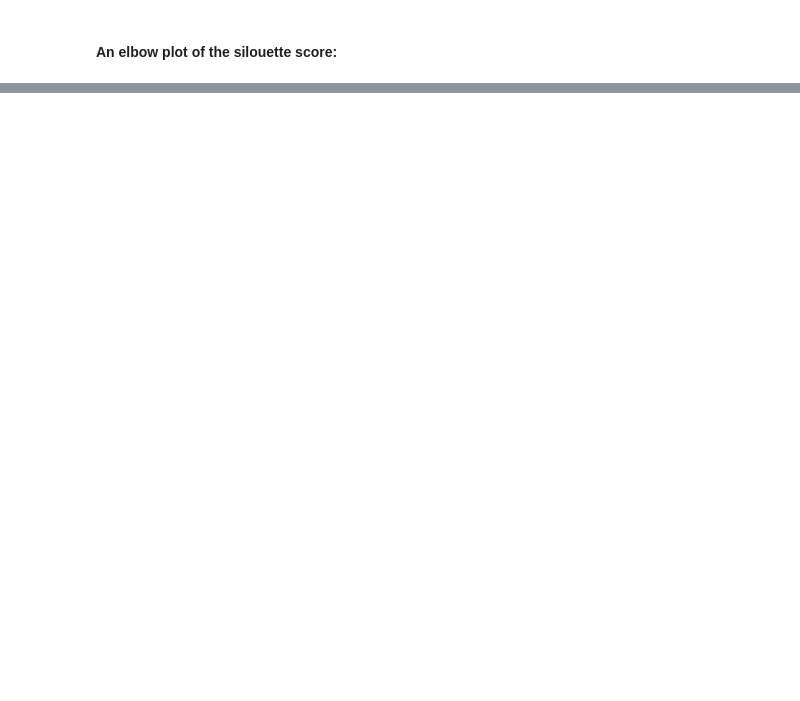
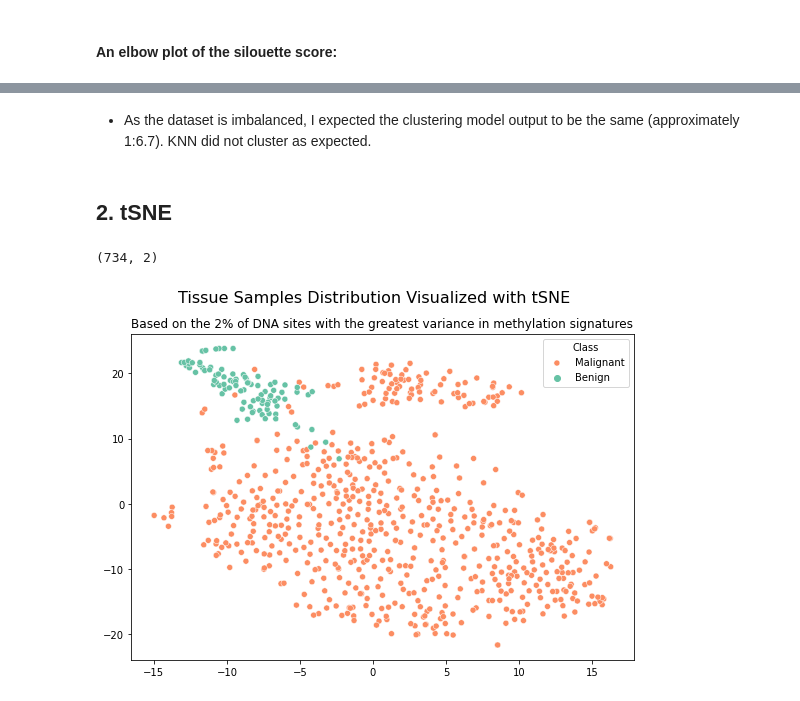
Before and after one commit to Marvalfr/DNA-Methylation-Analysis, a Jupyter notebook: 03_Unsupervised_Model.ipynb, the cells around one changed output, grey strips where cells are left out. Drawn from its saved outputs; the diff is of its cells as text; code cells hidden in the pictures; blank space fills up the shorter version.

Commit message:
push notebooks and images

```diff
--- a/03_Unsupervised_Model.ipynb
+++ b/03_Unsupervised_Model.ipynb
@@ -94,0 +159,20 @@ all_samples_kmeans.groupby('kmeans_default_labels').mean()
+# %% [markdown]
+- As the dataset is imbalanced, I expected the clustering model output to be the same (approximately 1:6.7). KNN did not cluster as expected.
+# %% [markdown]
+## 2. tSNE
+# %%
+# Apply tSNE model
+X_embedded = TSNE(n_components=2, learning_rate='auto',
+                  init='random').fit_transform(X)
+X_embedded.shape
+# %% [output]
+(734, 2)
+# %%
+plt.figure(figsize=(9,6))
+sns.scatterplot(X_embedded[:,0], X_embedded[:,1], hue=y, palette='Set2')
+plt.title('Based on the 2% of DNA sites with the greatest variance in methylation signatures')
+plt.suptitle('Tissue Samples Distribution Visualized with tSNE', fontsize = 16)
+plt.legend(title='Class', loc='upper right', labels=['Malignant', 'Benign'])
+plt.savefig("images/tSNE.png")
+# %% [output]
+[figure, added]
```
Also changed, not shown: parts of 26 cells of this notebook, 4 other files.
